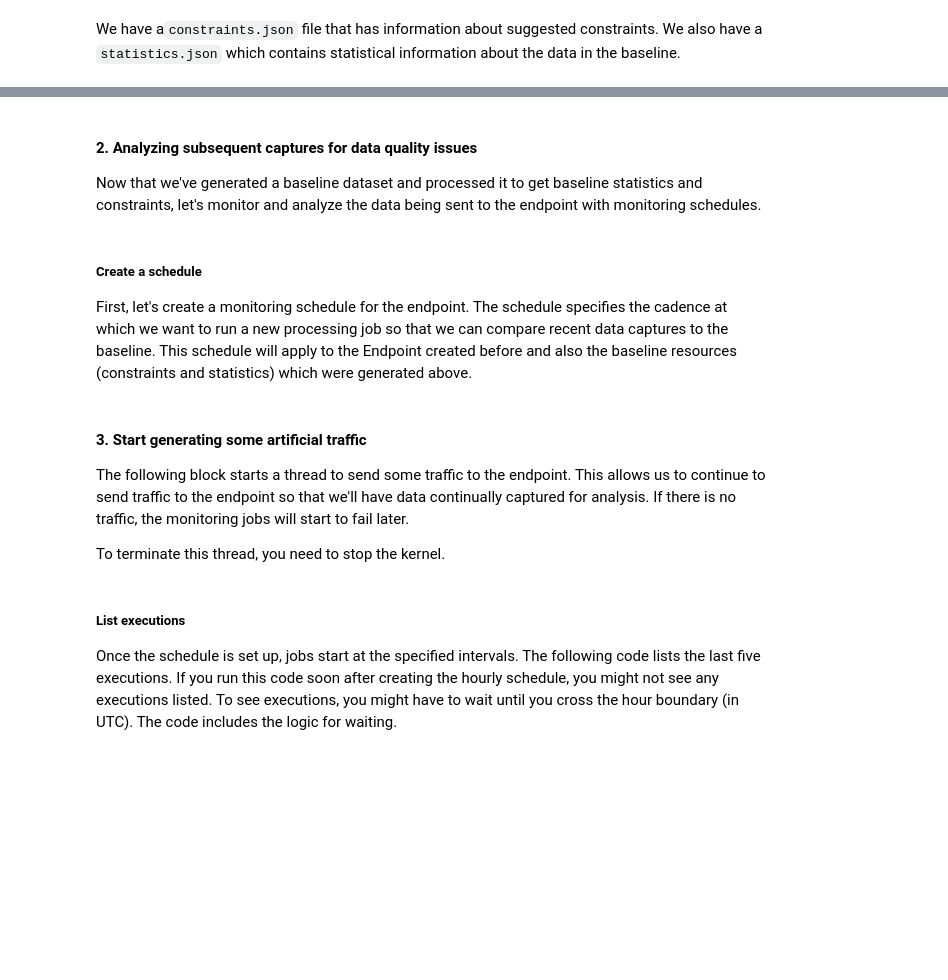
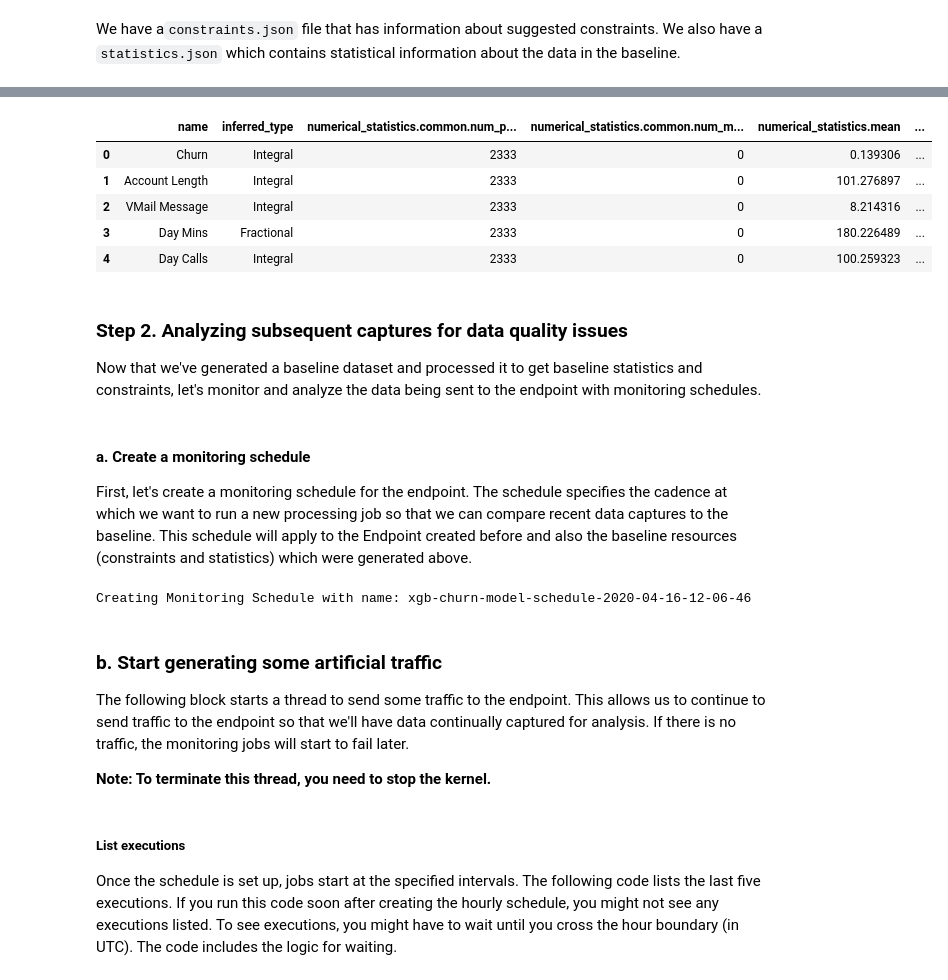
Before and after one commit to lpatruno/sagemaker-workshop-420, a Jupyter notebook: notebooks/05_day2_model_monitor.ipynb, the cells around one changed output, grey strips where cells are left out. Cells and saved outputs as stored; diff of their text form; code cells hidden in the pictures; blank space fills up the shorter version.

```diff
--- a/notebooks/05_day2_model_monitor.ipynb
+++ b/notebooks/05_day2_model_monitor.ipynb
@@ -228,4 +276,11 @@ We have a`constraints.json` file that has information about suggested constraint
 # %%
 baseline_job = my_default_monitor.latest_baselining_job
 schema_df = pd.io.json.json_normalize(baseline_job.baseline_statistics().body_dict["features"])
-schema_df.head(10)
+schema_df.head(5)
+# %% [output]
+|  | name | inferred_type | numerical_statistics.common.num_p... | numerical_statistics.common.num_m... | numerical_statistics.mean | ... |
+| 0 | Churn | Integral | 2333 | 0 | 0.139306 | ... |
+| 1 | Account Length | Integral | 2333 | 0 | 101.276897 | ... |
+| 2 | VMail Message | Integral | 2333 | 0 | 8.214316 | ... |
+| 3 | Day Mins | Fractional | 2333 | 0 | 180.226489 | ... |
+| 4 | Day Calls | Integral | 2333 | 0 | 100.259323 | ... |
@@ -235,9 +287,9 @@ constraints_df.head(10)
 # %% [markdown]
-#### 2. Analyzing subsequent captures for data quality issues
+### Step 2. Analyzing subsequent captures for data quality issues
 
 Now that we've generated a baseline dataset and processed it to get baseline statistics and constraints, let's monitor and analyze the data being sent to the endpoint with monitoring schedules.
 # %% [markdown]
-##### Create a schedule
+#### a. Create a monitoring schedule
 
 First, let's create a monitoring schedule for the endpoint. The schedule specifies the cadence at which we want to run a new processing job so that we can compare recent data captures to the baseline. This schedule will apply to the Endpoint created before and also the baseline resources (constraints and statistics) which were generated above.
 # %%
@@ -247,7 +299,7 @@ from time import gmtime, strftime
 reports_prefix = f'{PREFIX}/reports'
 s3_report_path = f's3://{BUCKET}/{reports_prefix}'
 
-mon_schedule_name = 'xgboost-customer-churn-model-schedule-' + strftime("%Y-%m-%d-%H-%M-%S", gmtime())
+mon_schedule_name = 'xgb-churn-model-schedule-' + strftime("%Y-%m-%d-%H-%M-%S", gmtime())
 
 my_default_monitor.create_monitoring_schedule(monitor_schedule_name=mon_schedule_name,
                                               endpoint_input=xgb_predictor.endpoint,
@@ -256,11 +308,14 @@ my_default_monitor.create_monitoring_schedule(monitor_schedule_name=mon_schedule
                                               constraints=my_default_monitor.suggested_constraints(),
                                               schedule_cron_expression=CronExpressionGenerator.hourly(),
                                               enable_cloudwatch_metrics=True)
+# %% [output]
+Creating Monitoring Schedule with name: xgb-churn-model-schedule-2020-04-16-12-06-46
 # %% [markdown]
-#### 3. Start generating some artificial traffic
+### b. Start generating some artificial traffic
+
 The following block starts a thread to send some traffic to the endpoint. This allows us to continue to send traffic to the endpoint so that we'll have data continually captured for analysis. If there is no traffic, the monitoring jobs will start to fail later.
 
-To terminate this thread, you need to stop the kernel.
+**Note: To terminate this thread, you need to stop the kernel.**
 # %%
 from threading import Thread
 from time import sleep
```
Also changed, not shown: parts of 43 cells of this notebook, 1 other file.
